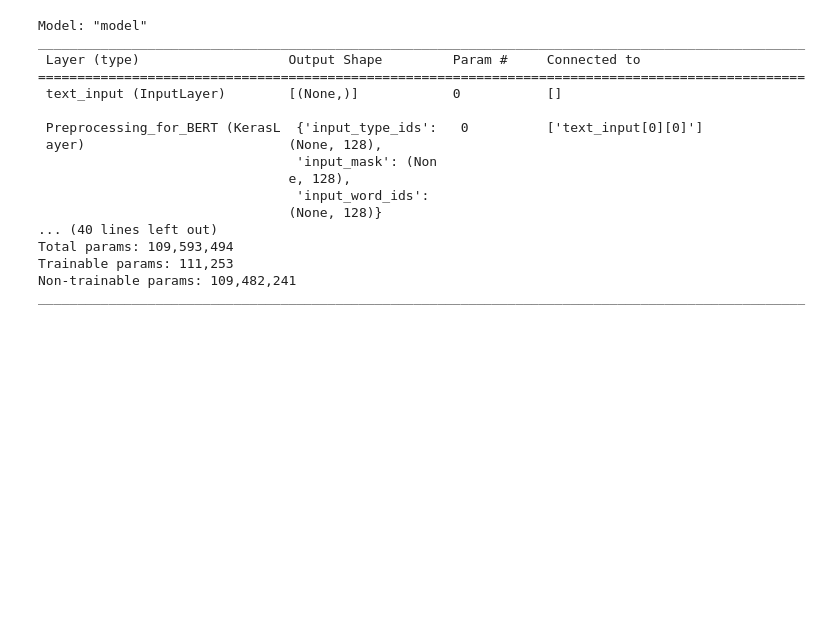
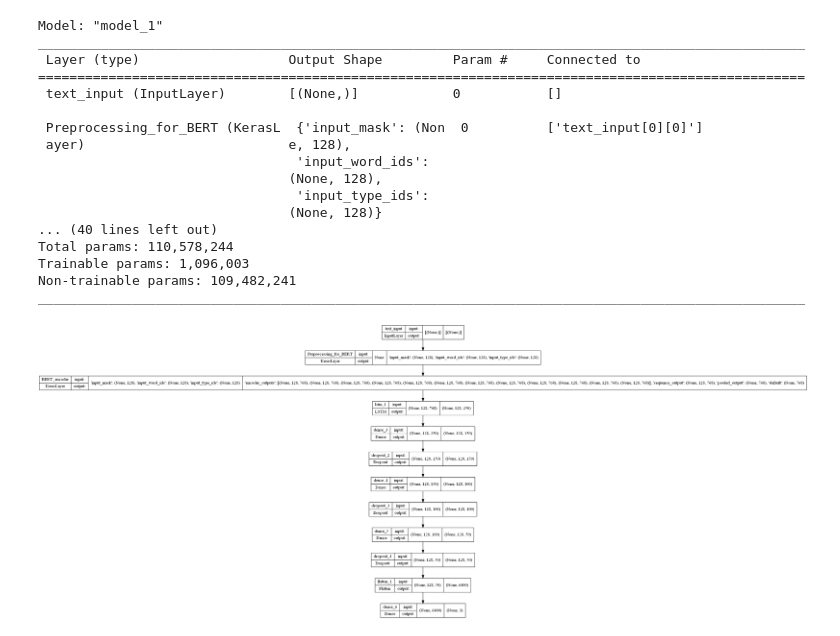
Before and after one commit to Research-Recruit-AI-SLIIT/Research-Codebase, a Jupyter notebook: Knowledge and Attitude Evaluation/Mindset Evaluation/mindsetevaluation.ipynb, the cells around one changed output. Saved outputs shown, nothing was run; the diff lists cells and outputs as text; code cells hidden in the pictures; blank space fills up the shorter version.

```diff
--- a/Knowledge and Attitude Evaluation/Mindset Evaluation/mindsetevaluation.ipynb
+++ b/Knowledge and Attitude Evaluation/Mindset Evaluation/mindsetevaluation.ipynb
@@ -72,11 +72,11 @@ preprocessing_layer = hub.KerasLayer(tfhub_prepocess, name='Preprocessing_for_BE
 encoder_inputs = preprocessing_layer(text_input)
 encoder = hub.KerasLayer(tfhub_encoder, trainable=False, name='BERT_encoder')
 outputs = encoder(encoder_inputs)
-x = keras.layers.Dropout(0.2)(outputs['sequence_output'])
+x = keras.layers.LSTM(250, return_sequences=True)(outputs['sequence_output'])
+x = keras.layers.Dense(150, activation='relu')(x)
+x = keras.layers.Dropout(0.2)(x)
 x = keras.layers.Dense(100, activation='relu')(x)
 x = keras.layers.Dropout(0.2)(x)
-x = keras.layers.Dense(100, activation='relu')(x)
-x = keras.layers.Dropout(0.3)(x)
 x = keras.layers.Dense(50, activation='relu')(x)
 x = keras.layers.Dropout(0.35)(x)
 x = keras.layers.Flatten()(x)
@@ -87,23 +87,28 @@ model.compile(optimizer='adam',
                 metrics=['accuracy'])
 model.summary()
 # %% [output]
-Model: "model"
+Model: "model_1"
 __________________________________________________________________________________________________
  Layer (type)                   Output Shape         Param #     Connected to
 ==================================================================================================
  text_input (InputLayer)        [(None,)]            0           []
 
- Preprocessing_for_BERT (KerasL  {'input_type_ids':   0          ['text_input[0][0]']
- ayer)                          (None, 128),
-                                 'input_mask': (Non
-                                e, 128),
+ Preprocessing_for_BERT (KerasL  {'input_mask': (Non  0          ['text_input[0][0]']
+ ayer)                          e, 128),
                                  'input_word_ids':
+                                (None, 128),
+                                 'input_type_ids':
                                 (None, 128)}
 ... (40 lines left out)
-Total params: 109,593,494
-Trainable params: 111,253
+Total params: 110,578,244
+Trainable params: 1,096,003
 Non-trainable params: 109,482,241
 __________________________________________________________________________________________________
+# %%
+from keras.utils.vis_utils import plot_model
+plot_model(model, to_file='./Model Output/model3_structure.png', show_shapes=True)
+# %% [output]
+[figure, added]
 # %%
 epochs = 50
 history = model.fit(train_ds,
```
Also changed, not shown: parts of 7 cells of this notebook, 6 other files.
